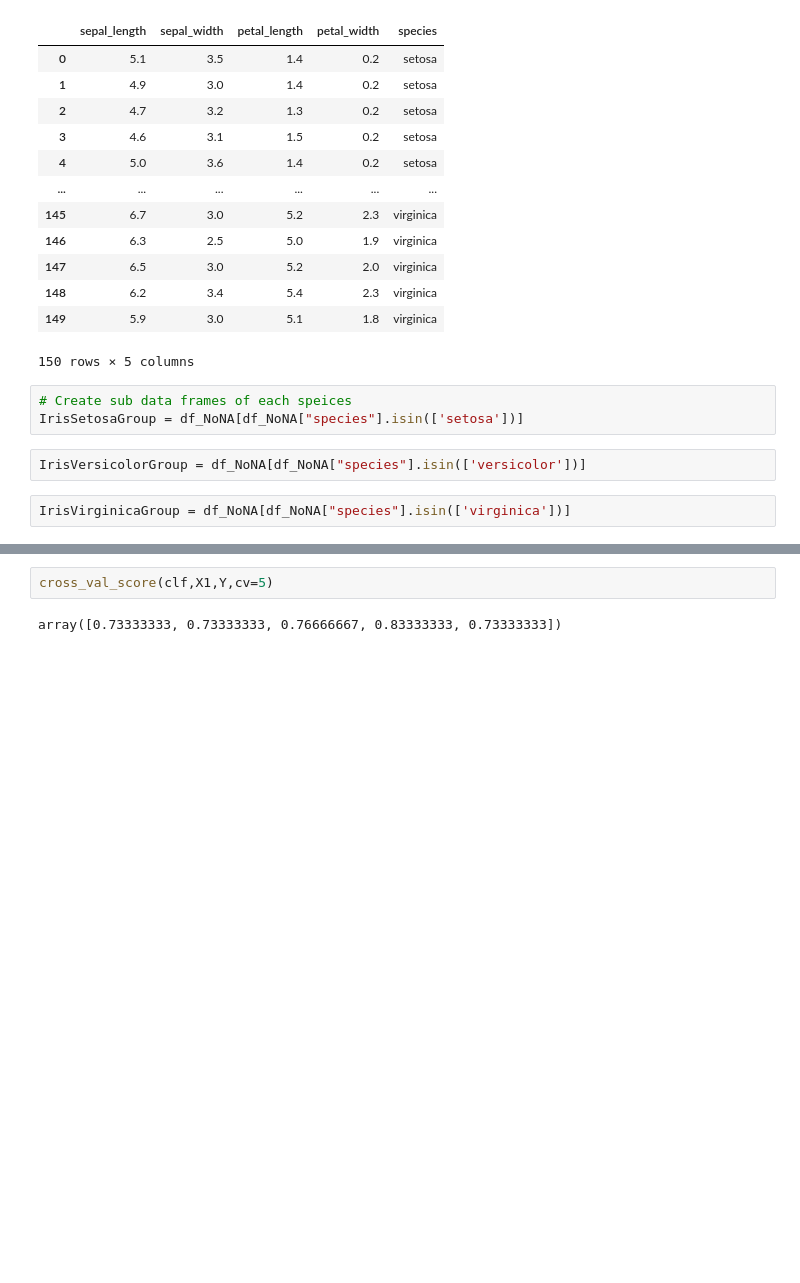
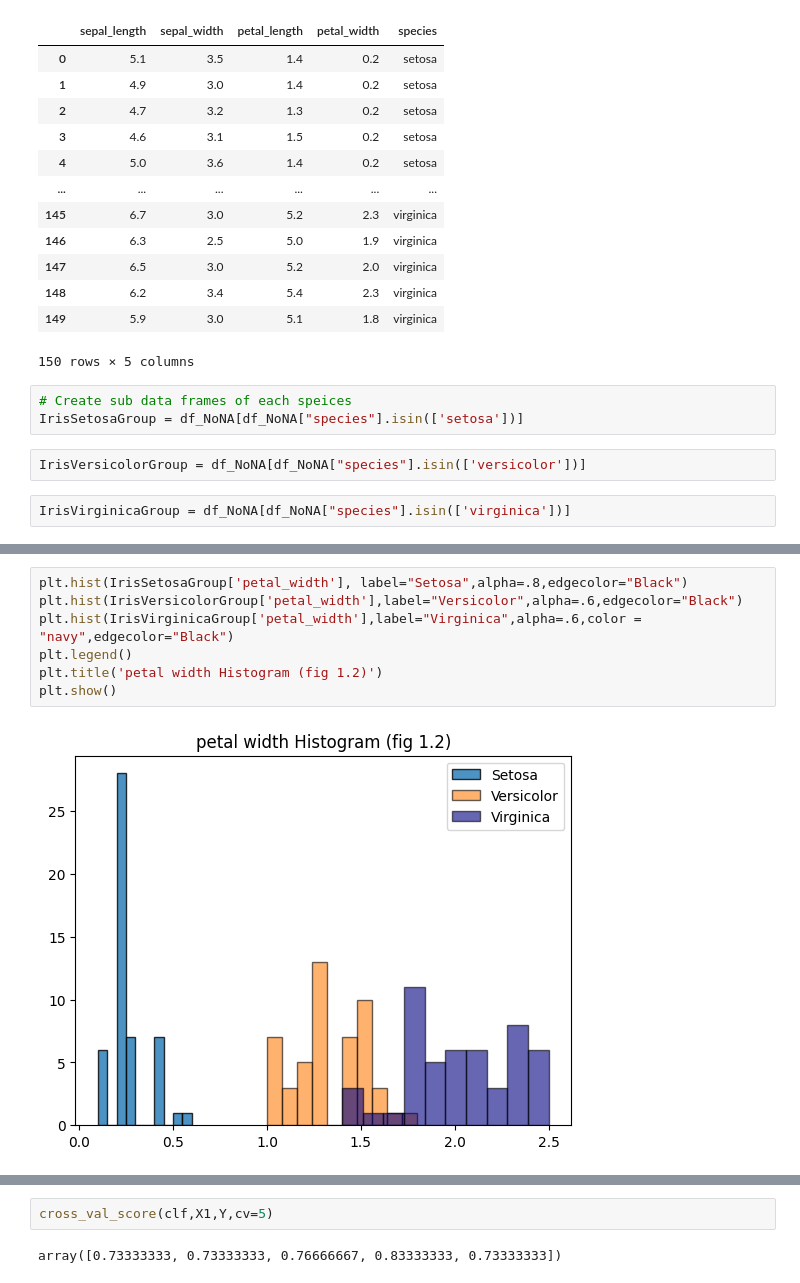
Before and after one commit to RochejamieGMIT/MachineLearning, a Jupyter notebook: project.ipynb, the cells around one changed output, grey strips where cells are left out. Saved outputs shown, nothing was run; the diff lists cells and outputs as text; blank space fills up the shorter version.

```diff
--- a/project.ipynb
+++ b/project.ipynb
@@ -119,0 +114,9 @@ plt.legend(loc="best", title="Classes")
+# %%
+plt.hist(IrisSetosaGroup['petal_width'], label="Setosa",alpha=.8,edgecolor="Black")
+plt.hist(IrisVersicolorGroup['petal_width'],label="Versicolor",alpha=.6,edgecolor="Black")
+plt.hist(IrisVirginicaGroup['petal_width'],label="Virginica",alpha=.6,color = "navy",edgecolor="Black")
+plt.legend()
+plt.title('petal width Histogram (fig 1.2)')
+plt.show()
+# %% [output]
+[figure, added]
```
Also changed, not shown: parts of 46 cells of this notebook.
